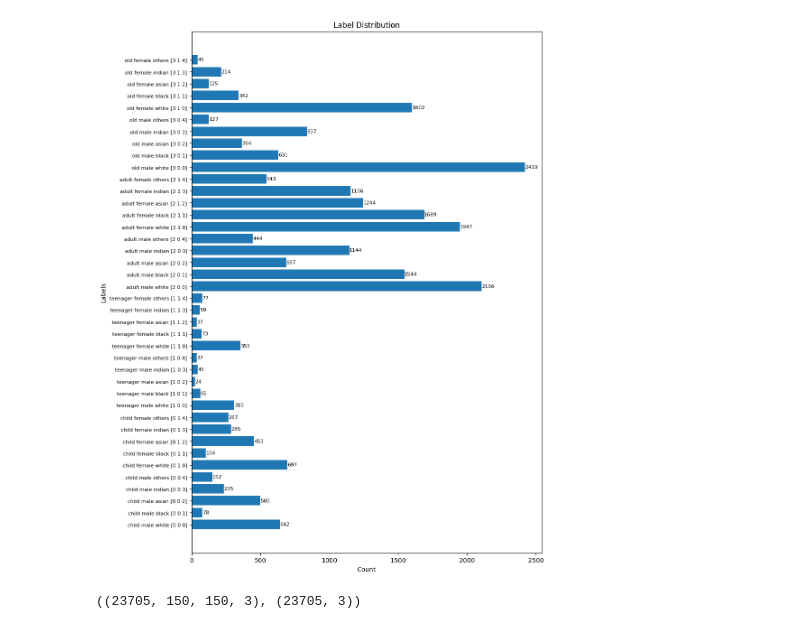
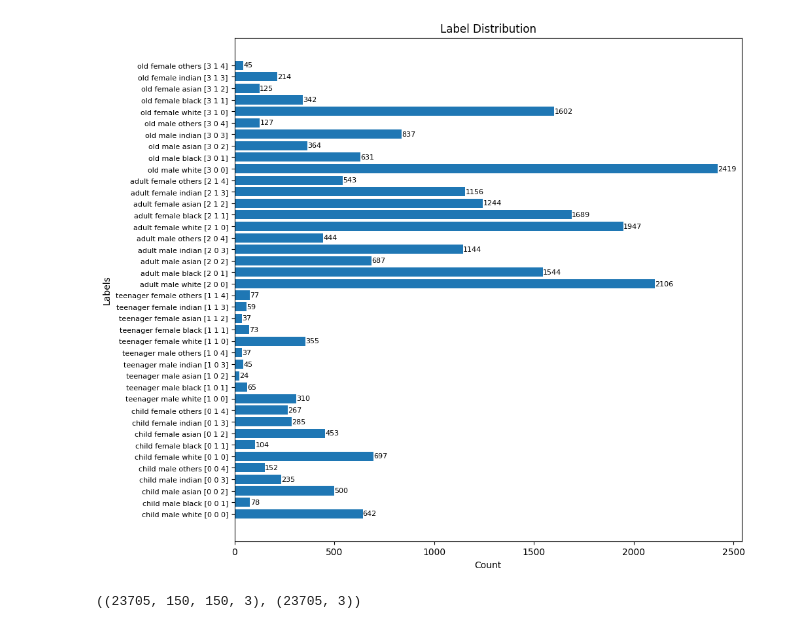
Before and after one commit to mausneg/Facial-Recognition, a Jupyter notebook: model_age_gender_race.ipynb, the cells around one changed output. Drawn from its saved outputs; the diff is of its cells as text; code cells hidden in the pictures.

```diff
--- a/model_age_gender_race.ipynb
+++ b/model_age_gender_race.ipynb
@@ -45,7 +42,7 @@ def load_data(directory):
     }
     for file in os.listdir(directory):
         label = file.split('_')
-        dict_data['image'].append(file)
+        dict_data['image'].append(directory + '/'+file)
         dict_data['age'].append(int(label[0]))
         dict_data['gender'].append(int(label[1]))
         dict_data['race'].append(int(label[2]))
@@ -58,3 +52,5 @@ df_data = load_data(BASE_DIR)
+# %%
+df_data = load_data('data/UTKFace')
 # %%
 df_data.head()
 # %% [output]
@@ -67,5 +63,5 @@ df_data.head()
 # %%
 bins = [0, 12, 18, 40, 116]
 labels = [0, 1, 2, 3]
-df_data['age_group'] = pd.cut(df_data['age'], bins=bins, labels=labels)
+df_data['age'] = pd.cut(df_data['age'], bins=bins, labels=labels)
 # %%
@@ -83,7 +97,7 @@ def plot_label_distribution(labels):
     counts = np.zeros(len(unique_labels))
     for i, label in enumerate(unique_labels):
         counts[i] = np.sum(np.all(labels == label, axis=1))
-    plt.figure(figsize=(10, 15))
+    plt.figure(figsize=(10, 10))
     plt.barh(range(len(unique_labels)), counts)
     plt.ylabel('Labels')
     plt.xlabel('Count')
@@ -93,7 +107,7 @@ def plot_label_distribution(labels):
         plt.text(v + 0.5, i, str(int(v)), va='center', fontsize=8)
     plt.show()
 # %%
-plot_label_distribution(df_data[['age_group','gender', 'race']])
+plot_label_distribution(df_data[['age','gender', 'race']])
 # %% [output]
-[figure, old version]
+[figure, new version]
 # %%
```
Also changed, not shown: parts of 31 cells of this notebook, 7 other files.
